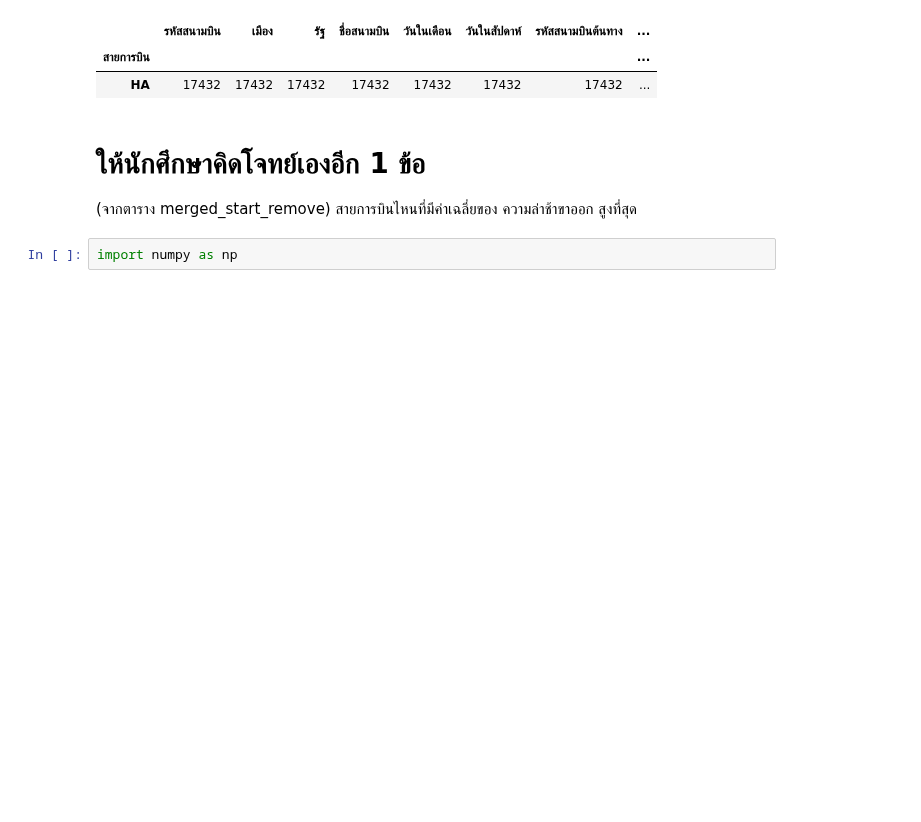
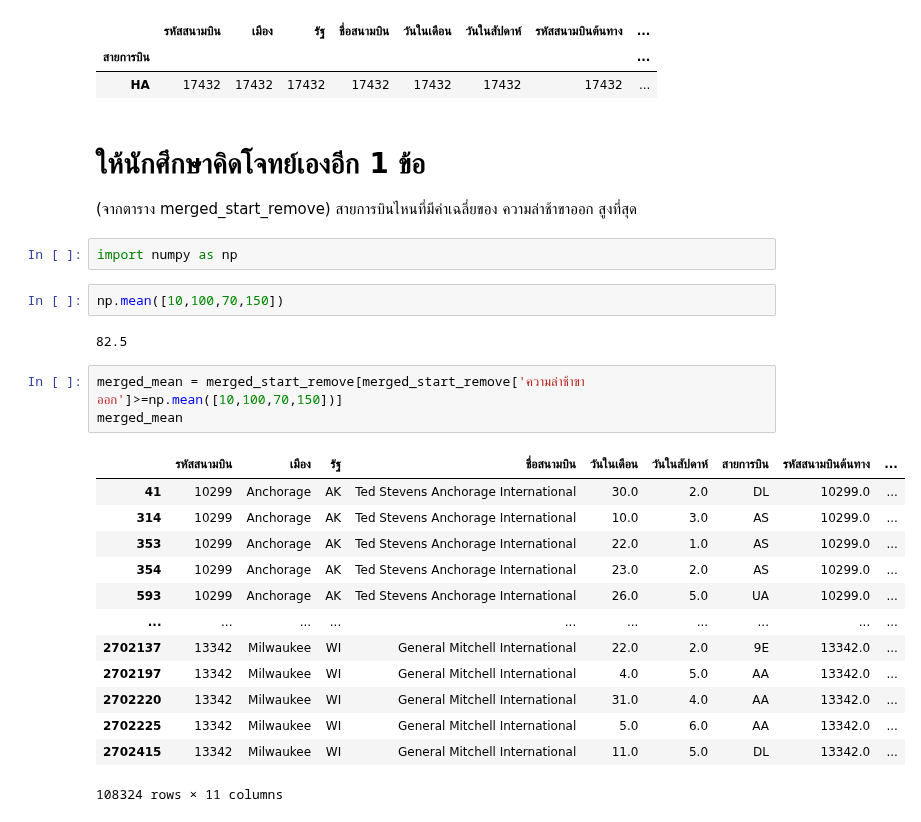
Before and after one commit to Jittiya/DWDM21, a Jupyter notebook: MiniExam.ipynb, the cells around one changed output. Cells and saved outputs as stored; diff of their text form; blank space fills up the shorter version.

```diff
--- a/MiniExam.ipynb
+++ b/MiniExam.ipynb
@@ -320,3 +324,24 @@ Exam_3.iloc[-1:]
 (จากตาราง merged_start_remove) สายการบินไหนที่มีค่าเฉลี่ยของ ความล่าช้าขาออก สูงที่สุด
 # %%
 import numpy as np
+# %%
+np.mean([10,100,70,150])
+# %% [output]
+82.5
+# %%
+merged_mean = merged_start_remove[merged_start_remove['ความล่าช้าขาออก']>=np.mean([10,100,70,150])]
+merged_mean
+# %% [output]
+|  | รหัสสนามบิน | เมือง | รัฐ | ชื่อสนามบิน | วันในเดือน | วันในสัปดาห์ | สายการบิน | รหัสสนามบินต้นทาง | ... |
+| 41 | 10299 | Anchorage | AK | Ted Stevens Anchorage International | 30.0 | 2.0 | DL | 10299.0 | ... |
+| 314 | 10299 | Anchorage | AK | Ted Stevens Anchorage International | 10.0 | 3.0 | AS | 10299.0 | ... |
+| 353 | 10299 | Anchorage | AK | Ted Stevens Anchorage International | 22.0 | 1.0 | AS | 10299.0 | ... |
+| 354 | 10299 | Anchorage | AK | Ted Stevens Anchorage International | 23.0 | 2.0 | AS | 10299.0 | ... |
+| 593 | 10299 | Anchorage | AK | Ted Stevens Anchorage International | 26.0 | 5.0 | UA | 10299.0 | ... |
+| ... | ... | ... | ... | ... | ... | ... | ... | ... | ... |
+| 2702137 | 13342 | Milwaukee | WI | General Mitchell International | 22.0 | 2.0 | 9E | 13342.0 | ... |
+| 2702197 | 13342 | Milwaukee | WI | General Mitchell International | 4.0 | 5.0 | AA | 13342.0 | ... |
+| 2702220 | 13342 | Milwaukee | WI | General Mitchell International | 31.0 | 4.0 | AA | 13342.0 | ... |
+| 2702225 | 13342 | Milwaukee | WI | General Mitchell International | 5.0 | 6.0 | AA | 13342.0 | ... |
+| 2702415 | 13342 | Milwaukee | WI | General Mitchell International | 11.0 | 5.0 | DL | 13342.0 | ... |
+108324 rows × 11 columns
```
Also changed, not shown: parts of 17 cells of this notebook.
